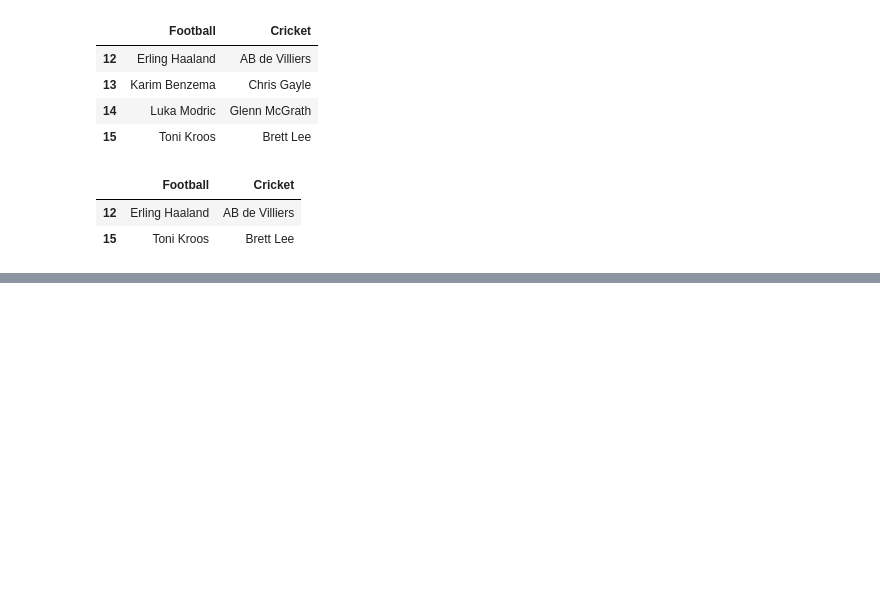
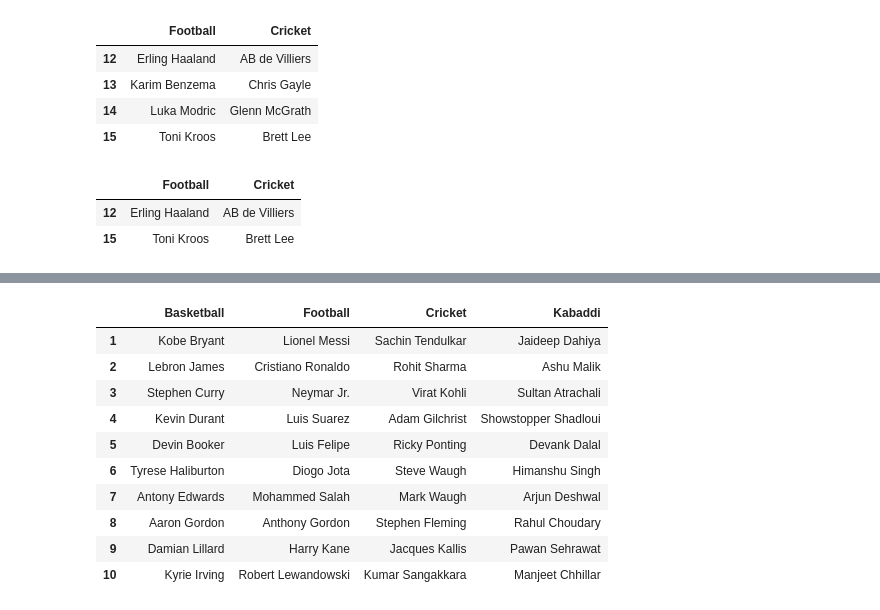
Before and after one commit to 064-breaks-stuff/Learning-Data-Analysis, a Jupyter notebook: python.ipynb, the cells around one changed output, grey strips where cells are left out. Drawn from its saved outputs; the diff is of its cells as text; code cells hidden in the pictures; blank space fills up the shorter version.

```diff
--- a/python.ipynb
+++ b/python.ipynb
@@ -178,0 +212,15 @@ myDataFrame.loc[[12,15], 'Football':'Cricket']
+# %%
+myDataFrame.loc[8]=["Aaron Gordon","Anthony Gordon","Stephen Fleming","Rahul Choudary"]
+myDataFrame.head(10)
+# %% [output]
+|  | Basketball | Football | Cricket | Kabaddi |
+| 1 | Kobe Bryant | Lionel Messi | Sachin Tendulkar | Jaideep Dahiya |
+| 2 | Lebron James | Cristiano Ronaldo | Rohit Sharma | Ashu Malik |
+| 3 | Stephen Curry | Neymar Jr. | Virat Kohli | Sultan Atrachali |
+| 4 | Kevin Durant | Luis Suarez | Adam Gilchrist | Showstopper Shadloui |
+| 5 | Devin Booker | Luis Felipe | Ricky Ponting | Devank Dalal |
+| 6 | Tyrese Haliburton | Diogo Jota | Steve Waugh | Himanshu Singh |
+| 7 | Antony Edwards | Mohammed Salah | Mark Waugh | Arjun Deshwal |
+| 8 | Aaron Gordon | Anthony Gordon | Stephen Fleming | Rahul Choudary |
+| 9 | Damian Lillard | Harry Kane | Jacques Kallis | Pawan Sehrawat |
+| 10 | Kyrie Irving | Robert Lewandowski | Kumar Sangakkara | Manjeet Chhillar |
```
Also changed, not shown: parts of 5 cells of this notebook.
